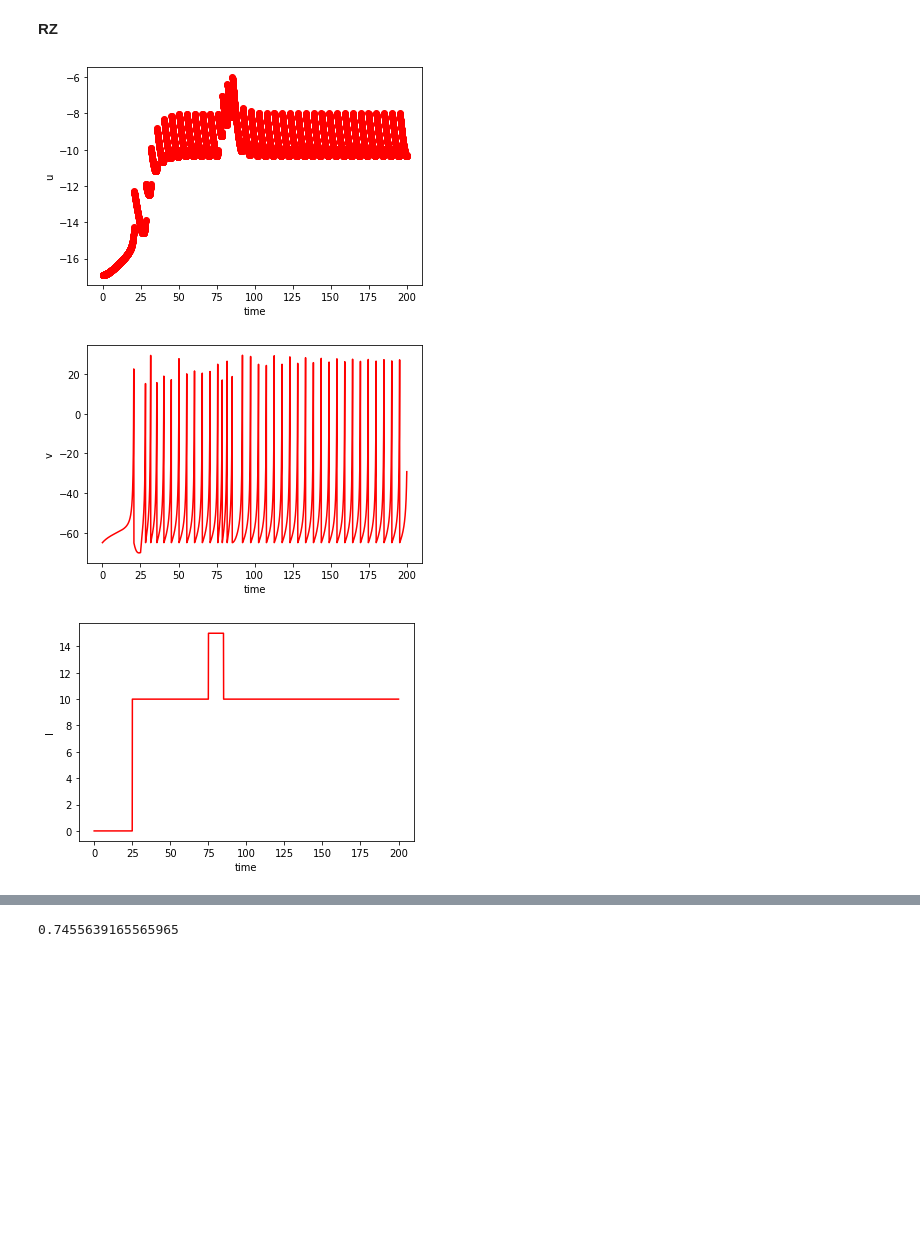
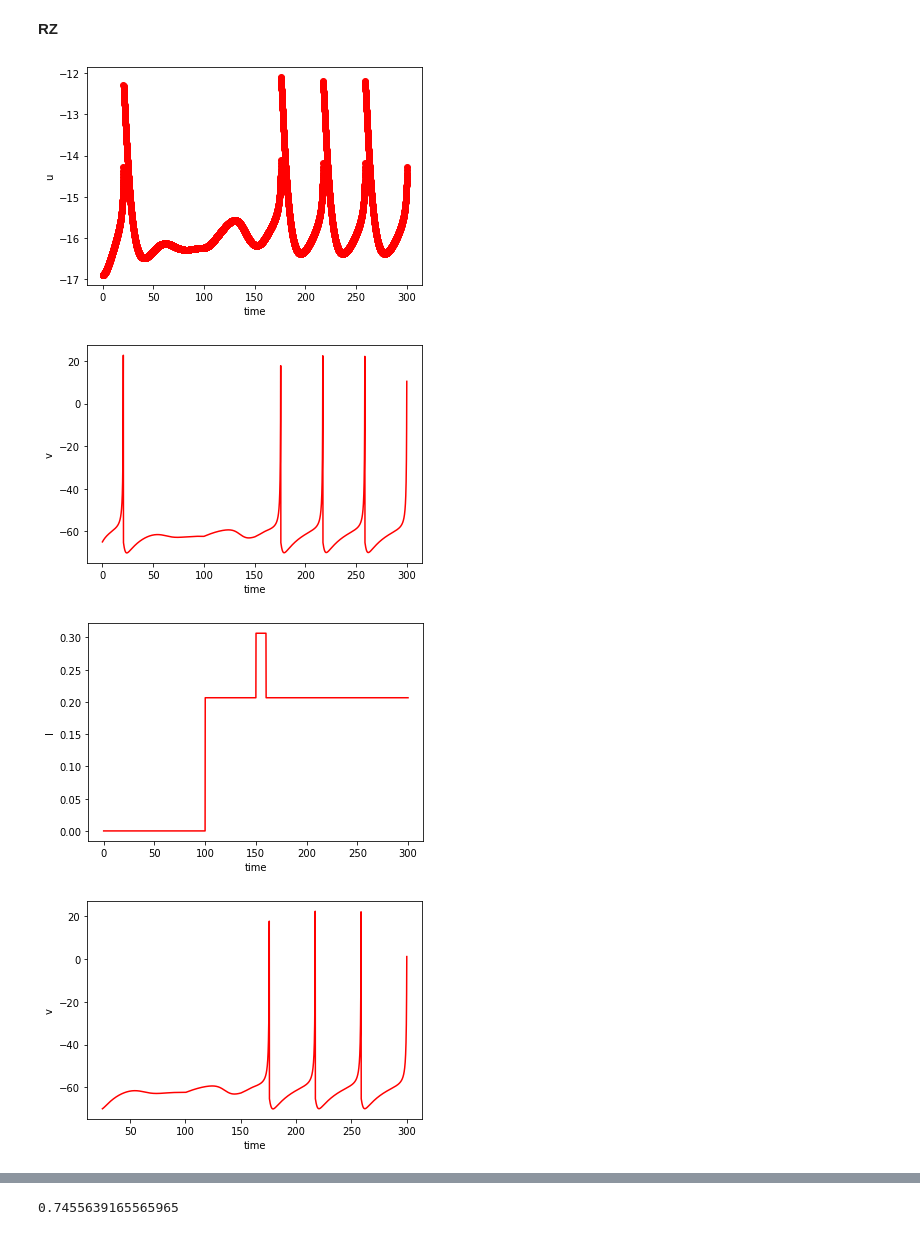
Before and after one commit to plance17/Redes-Neuronales-UNSAM, a Jupyter notebook: Rede_Neuronales_Guía_2.ipynb, the cells around one changed output, grey strips where cells are left out. Saved outputs shown, nothing was run; the diff lists cells and outputs as text; code cells hidden in the pictures; blank space fills up the shorter version.

```diff
--- a/Rede_Neuronales_Guía_2.ipynb
+++ b/Rede_Neuronales_Guía_2.ipynb
@@ -579,7 +579,7 @@ v[0]=v0
 
 for i in np.arange(0,int(m)):
   if i>500:
-    I[i]=10
+    I[i]=1
 
 
 for i in np.arange(0,int(m-1)):
@@ -727,7 +727,7 @@ h=0.05
 dt=h
 
 
-tiempo_total=200
+tiempo_total=300
 
 m=tiempo_total/h
 
@@ -766,11 +766,12 @@ u0=b*v0
 u[0]=u0
 v[0]=v0
 
+par=0.2065
 for i in np.arange(0,int(m)):
-  if i>500:
-    I[i]=10
-  if i>1500 and i<1700:
-    I[i]=15
+  if i>=2000:
+    I[i]=par
+  if i>3000 and i<3200:
+    I[i]=par+0.1
 
 
 for i in np.arange(0,int(m-1)):
@@ -785,33 +786,56 @@ for i in np.arange(0,int(m-1)):
 
   k4 = f(u[i]+h*k3,v[i]+h*l3,a,b)
   l4 = g(u[i]+h*k3,v[i]+h*l3,I[i])
 
 
 
   u[i+1]=u[i]+h*(k1+2.0*k2+2.0*k3+k4)/6.0
   v[i+1]=v[i]+h*(l1+2.0*l2+2.0*l3+l4)/6.0
 
   if v[i+1]>vu:
     u[i+1]=u[i]+d
     v[i+1]=c
 
 plt.xlabel("time")
 plt.ylabel("u")
 plt.plot(t,u,'ro',label='y')
 plt.show()
 
 
 plt.xlabel("time")
 plt.ylabel("v")
 plt.plot(t,v,'red',label='y')
 plt.show()
 
 
 plt.xlabel("time")
 plt.ylabel("I")
 plt.plot(t,I,'red',label='y')
 plt.show()
+
+
+t2=[]
+I2=[]
+v2=[]
+
+for i in np.arange(0,int(m-1)):
+  if t[i]>25:
+    t2.append(t[i])
+    I2.append(I[i])
+    v2.append(v[i])
+
+plt.xlabel("time")
+plt.ylabel("v")
+plt.plot(t2,v2,'red',label='y')
+plt.show()
+
+
+plt.xlabel("time")
+plt.ylabel("I")
+plt.plot(t2,I2,'red',label='y')
+plt.show()
 # %% [output]
-[figure, old version]
+[figure, new version]
-[figure, old version]
+[figure, new version]
-[figure, old version]
+[figure, new version]
+[figure, added]
```
Also changed, not shown: parts of 4 cells of this notebook.
